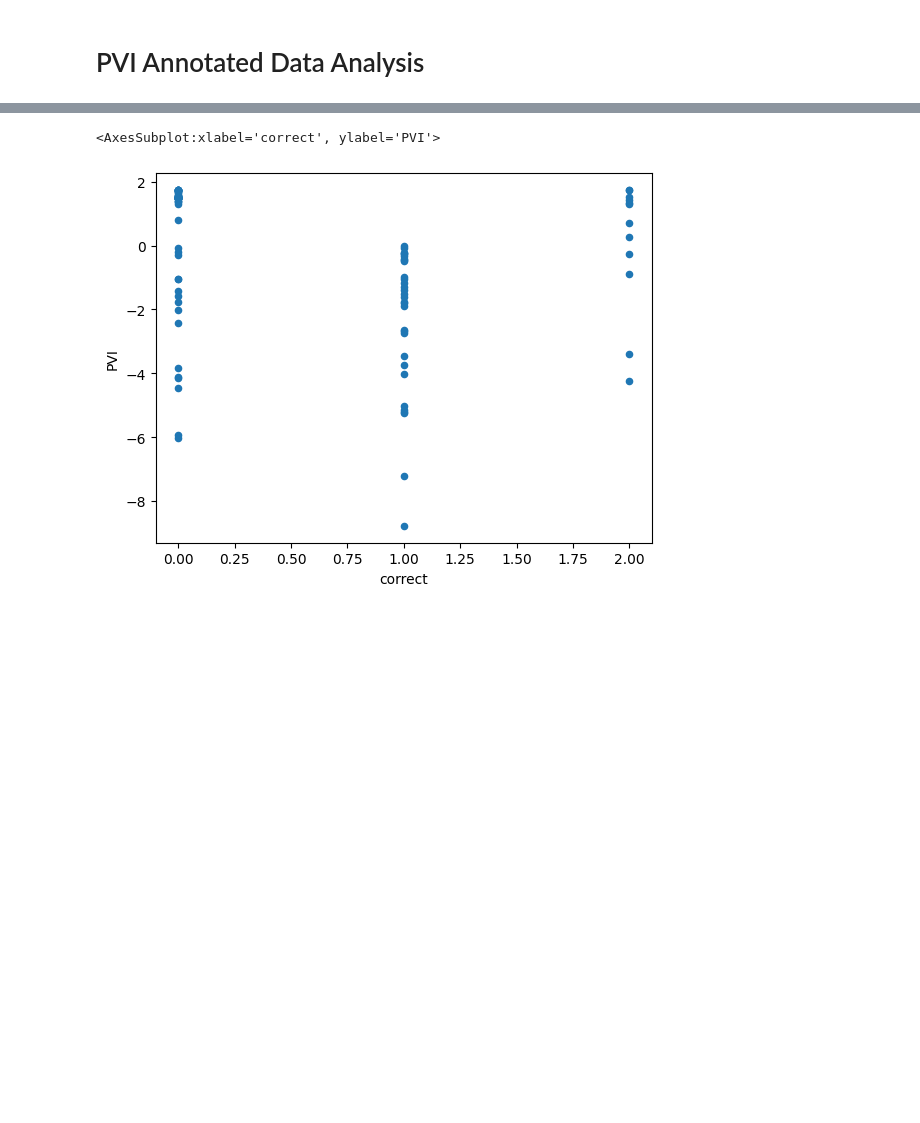
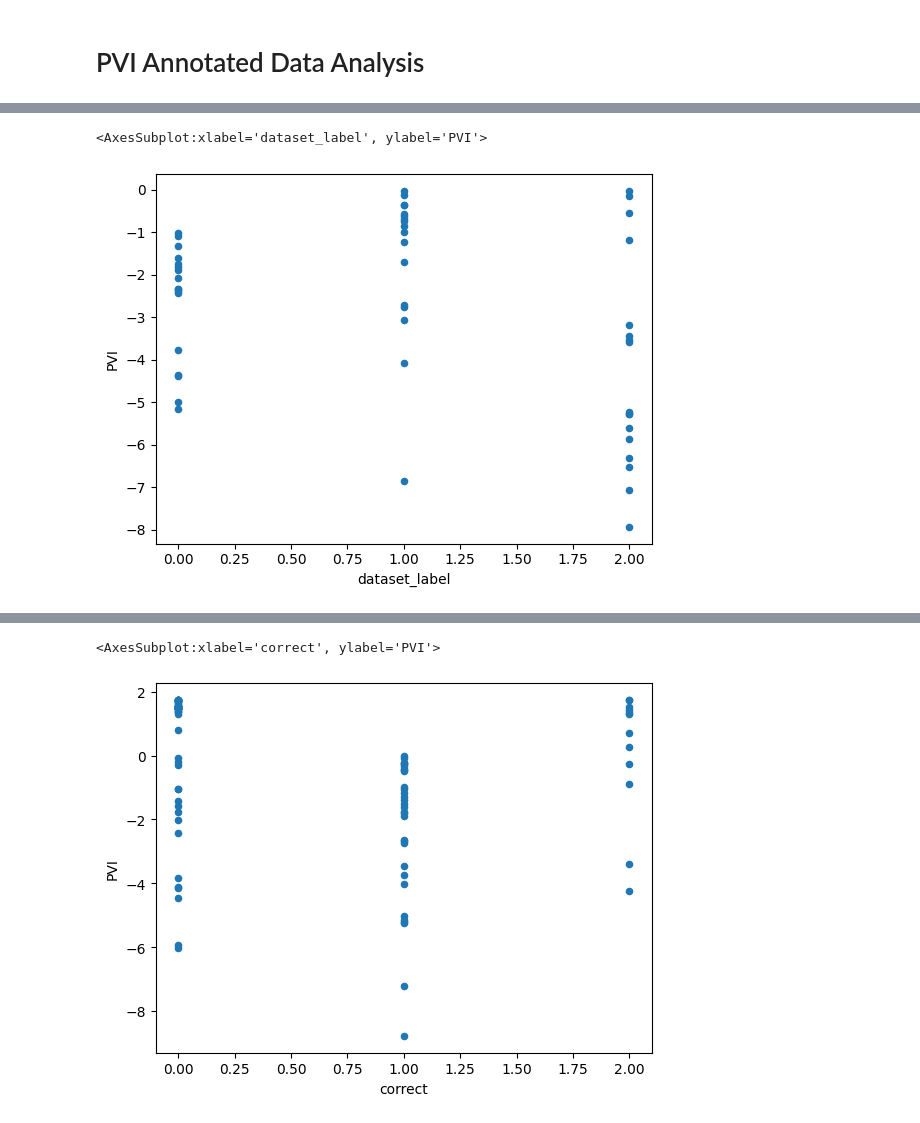
Before and after one commit to mlynatom/dataset_difficulty, a Jupyter notebook: annotated_data_analysis.ipynb, the cells around one changed output, grey strips where cells are left out. Cells and saved outputs as stored; diff of their text form; code cells hidden in the pictures; blank space fills up the shorter version.

Commit message:
new datasets

```diff
--- a/annotated_data_analysis.ipynb
+++ b/annotated_data_analysis.ipynb
@@ -2,0 +90,3 @@
+# %%
+bellow_zero = annotated_data[annotated_data.PVI < 0]
+above_zero = annotated_data[annotated_data.PVI >=0]
@@ -2,0 +103,5 @@
+# %%
+bellow_zero.plot(x="dataset_label", y="PVI", kind="scatter")
+# %% [output]
+<AxesSubplot:xlabel='dataset_label', ylabel='PVI'>
+[figure, added]
```
Also changed, not shown: parts of 23 cells of this notebook, 2 other files.
